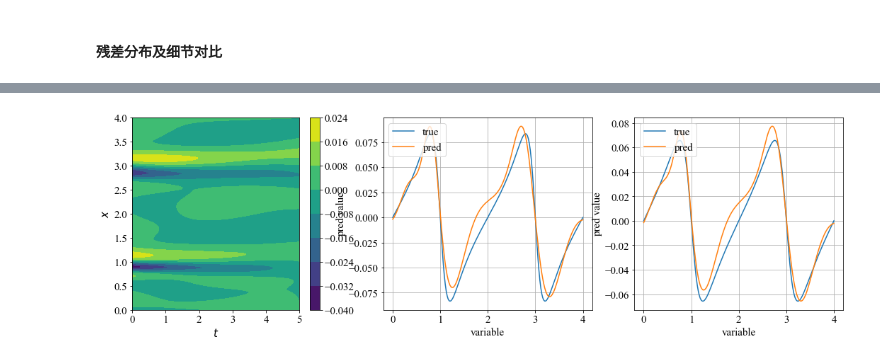
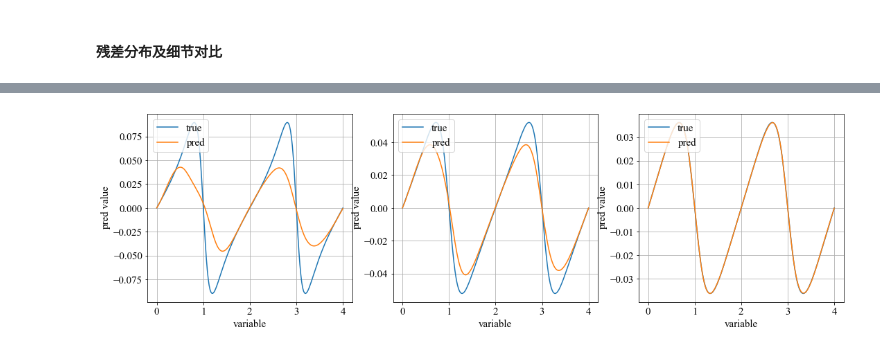
Before and after one commit to tianshao1992/PINNs4pytorch, a Jupyter notebook: run_1d-t_Burgers.ipynb, the cells around one changed output, grey strips where cells are left out. Drawn from its saved outputs; the diff is of its cells as text; code cells hidden in the pictures.

```diff
--- a/run_1d-t_Burgers.ipynb
+++ b/run_1d-t_Burgers.ipynb
@@ -19,9 +19,16 @@ $$
 $$
 其解析解为：$ u(t, x) = \frac{2\nu \pi e^{-\pi ^2\nu(t-5)}sin(\pi x)} {2 + e^{-\pi ^2\nu(t-5)}cos(\pi x)}  $
 # %%
+import os
+name = 'Burgers-1d-t'
+work_path = os.path.join('work', name)
+isCreated = os.path.exists(work_path)
+if not isCreated:
+    os.makedirs(work_path)
+
 class Net(DeepModel_single):
     def __init__(self, planes):
-        super(Net, self).__init__(planes, active=nn.GELU())
+        super(Net, self).__init__(planes, active=nn.Tanh())
         self.nu = 0.01
 
     def equation(self, inn_var, out_var):
@@ -75,7 +82,7 @@ L2loss = nn.MSELoss()
 # 优化算法
 Optimizer = torch.optim.Adam(Net_model.parameters(), lr=0.001, betas=(0.7, 0.9))
 # 下降策略
-Scheduler = torch.optim.lr_scheduler.MultiStepLR(Optimizer, milestones=[10000, 15000], gamma=0.1)
+Scheduler = torch.optim.lr_scheduler.MultiStepLR(Optimizer, milestones=[20000, 25000], gamma=0.1)
 # 可视化
 Visual = matplotlib_vision('/', input_name=('t', 'x'), field_name=('f',))
 
@@ -86,7 +93,7 @@ def train(inn_var, bounds, out_true, model, Loss, optimizer, scheduler, log_loss
         optimizer.zero_grad()
         out_var = model(inn_var)
         res_i = model.equation(inn_var, out_var)
-        ics_loss = Loss(out_var[0, :], out_true[0, :])
+        ics_loss = Loss(out_var[-1, :], out_true[-1, :])
         bcs_loss_1 = Loss(out_var[:, 0], out_true[:, 0])
         bcs_loss_2 = Loss(out_var[:, -1], out_true[:, -1])
         eqs_loss = Loss(res_i, torch.zeros_like(res_i, dtype=torch.float32))
@@ -113,7 +120,7 @@ def inference(inn_var, model):
 # %%
 star_time = time.time()
 log_loss = []
-pbar = trange(17000)
+pbar = trange(30000)
 
 inn_var = nodes_train
 inn_var.requires_grad_(True)
@@ -130,3 +137,4 @@ for iter in pbar:
 
     pbar.set_postfix({'lr': learning_rate, 'dat_loss': log_loss[-1][-1], 'cost:':  time.time()-star_time,
                       'eqs_loss': log_loss[-1][0], 'bcs_loss': log_loss[-1][1], 'ics_loss': log_loss[-1][2], })
+torch.save({'log_loss': log_loss, 'model': Net_model.state_dict(), }, os.path.join(work_path, 'latest_model.pth'))
@@ -163,17 +180,15 @@ Visual.plot_fields_ms(field_visual_t, field_visual_p, input_visual)
 # %%
 plt.figure(1, figsize=(18, 5))
 plt.clf()
+
 plt.subplot(131)
-plt.contourf(input_visual[..., 0], input_visual[..., 1], equation[..., 0].detach().cpu().numpy())
-plt.xlabel('$t$')
-plt.ylabel('$x$')
-plt.axis()
-plt.colorbar()
+Visual.plot_value(input_visual[0, :, 1], field_visual_t[0, :, 0], 'true')
+Visual.plot_value(input_visual[0, :, 1], field_visual_p[0, :, 0], 'pred')
 plt.subplot(132)
-Visual.plot_value(input_visual[5, :, 1], field_visual_t[5, :, 0], 'true')
-Visual.plot_value(input_visual[5, :, 1], field_visual_p[5, :, 0], 'pred')
+Visual.plot_value(input_visual[50, :, 1], field_visual_t[50, :, 0], 'true')
+Visual.plot_value(input_visual[50, :, 1], field_visual_p[50, :, 0], 'pred')
 plt.subplot(133)
-Visual.plot_value(input_visual[25, :, 1], field_visual_t[25, :, 0], 'true')
-Visual.plot_value(input_visual[25, :, 1], field_visual_p[25, :, 0], 'pred')
+Visual.plot_value(input_visual[-1, :, 1], field_visual_t[-1, :, 0], 'true')
+Visual.plot_value(input_visual[-1, :, 1], field_visual_p[-1, :, 0], 'pred')
 # %% [output]
-[figure, old version]
+[figure, new version]
```
Also changed, not shown: parts of 4 cells of this notebook, 11 other files.
